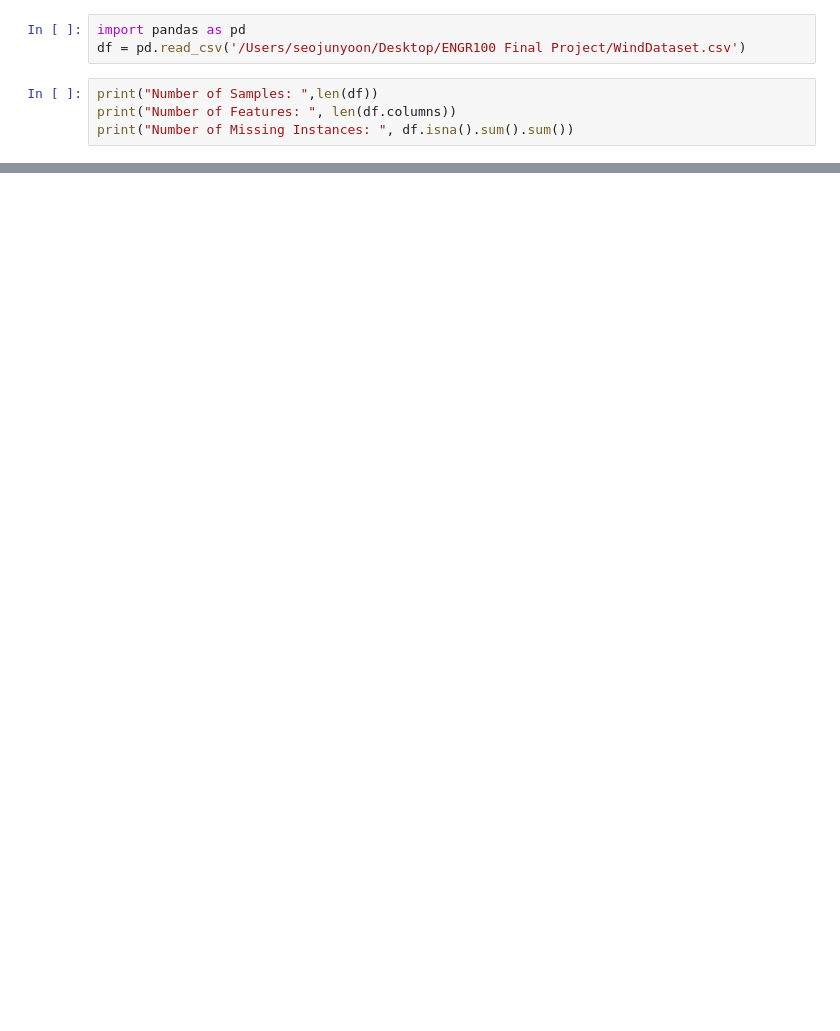
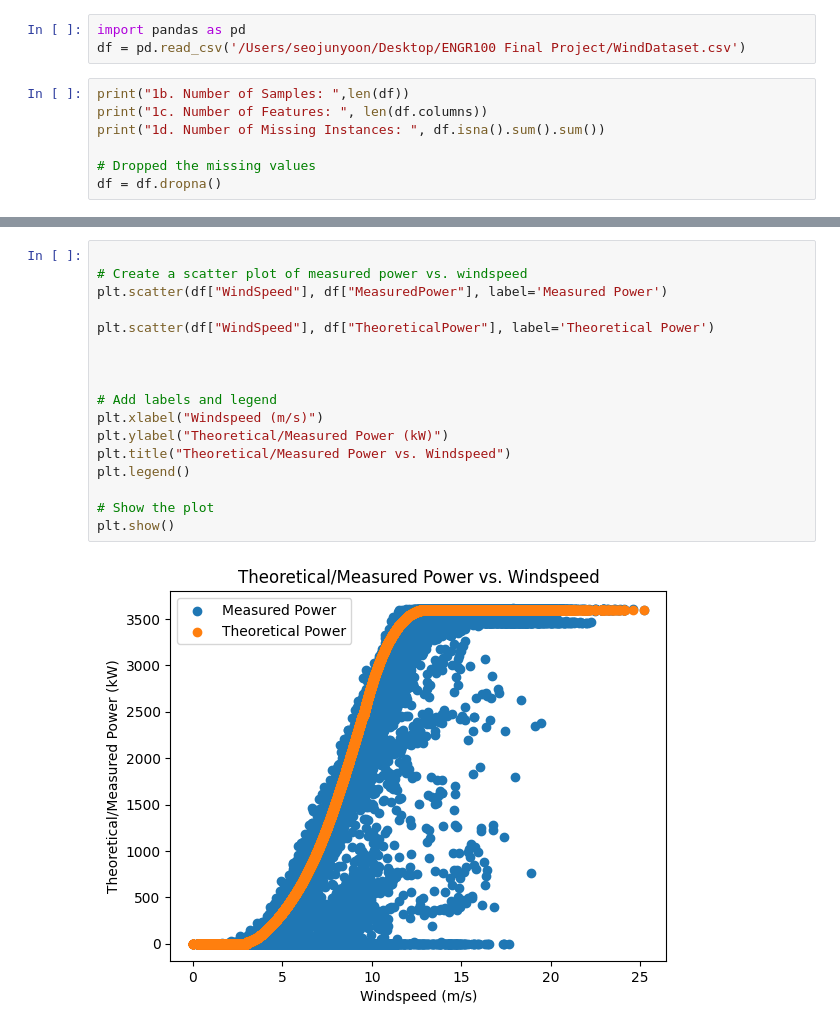
Before and after one commit to seojuny/E100_final, a Jupyter notebook: model1.ipynb, the cells around one changed output, grey strips where cells are left out. Drawn from its saved outputs; the diff is of its cells as text; blank space fills up the shorter version.

```diff
--- a/model1.ipynb
+++ b/model1.ipynb
@@ -2,7 +9,10 @@
 import pandas as pd
 df = pd.read_csv('/Users/seojunyoon/Desktop/ENGR100 Final Project/WindDataset.csv')
 # %%
-print("Number of Samples: ",len(df))
-print("Number of Features: ", len(df.columns))
-print("Number of Missing Instances: ", df.isna().sum().sum())
+print("1b. Number of Samples: ",len(df))
+print("1c. Number of Features: ", len(df.columns))
+print("1d. Number of Missing Instances: ", df.isna().sum().sum())
+
+# Dropped the missing values
+df = df.dropna()
 # %% [output]
@@ -67,0 +145,19 @@ plt.show()
+# %%
+
+# Create a scatter plot of measured power vs. windspeed
+plt.scatter(df["WindSpeed"], df["MeasuredPower"], label='Measured Power')
+
+plt.scatter(df["WindSpeed"], df["TheoreticalPower"], label='Theoretical Power')
+
+
+
+# Add labels and legend
+plt.xlabel("Windspeed (m/s)")
+plt.ylabel("Theoretical/Measured Power (kW)")
+plt.title("Theoretical/Measured Power vs. Windspeed")
+plt.legend()
+
+# Show the plot
+plt.show()
+# %% [output]
+[figure, added]
```
Also changed, not shown: parts of 35 cells of this notebook.
